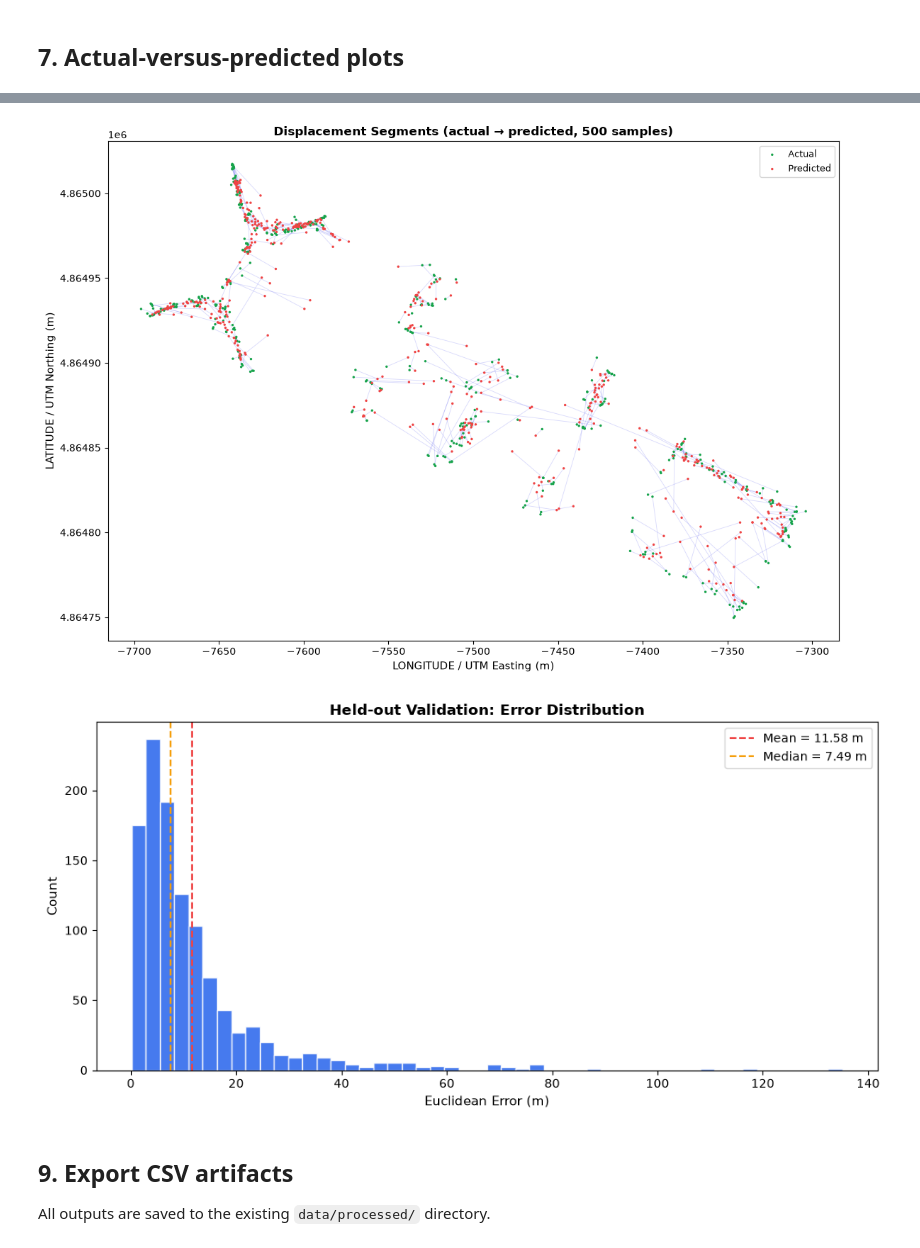
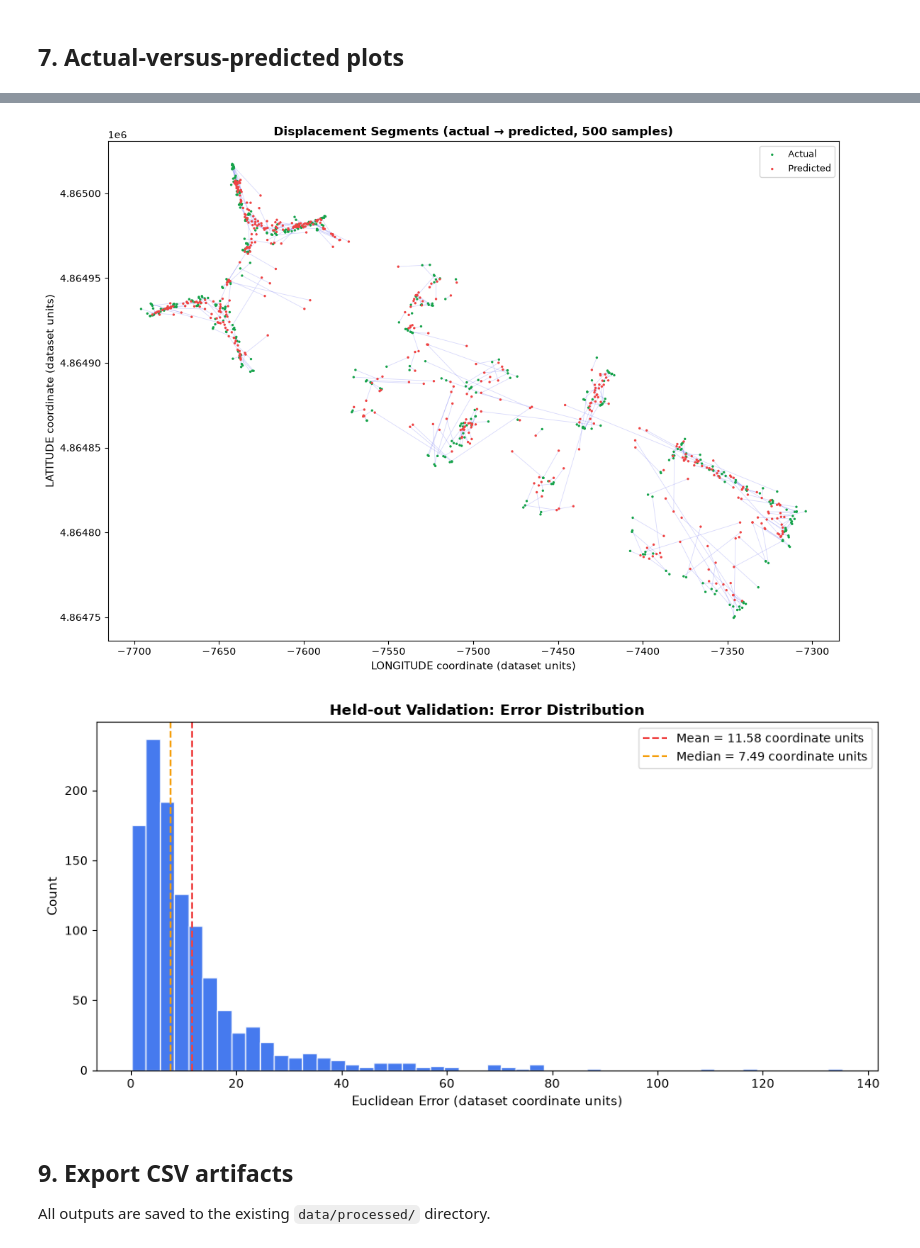
Before and after one commit to krishiv274/Signal2Space, a Jupyter notebook: Machine Learning Pipeline/ML_04_coordinate_regression.ipynb, the cells around one changed output, grey strips where cells are left out. Drawn from its saved outputs; the diff is of its cells as text; code cells hidden in the pictures.

```diff
--- a/Machine Learning Pipeline/ML_04_coordinate_regression.ipynb
+++ b/Machine Learning Pipeline/ML_04_coordinate_regression.ipynb
@@ -237,11 +222,11 @@ def compute_metrics(y_true, y_pred, target_names=TARGET_COLUMNS):
     Returns
     -------
     dict with keys:
-      - 'mae_<col>' : Mean Absolute Error for each target column (metres)
-      - 'mean_euclidean_error' : Mean of sqrt((Δlon)² + (Δlat)²)  (metres)
-      - 'median_euclidean_error' : Median Euclidean distance (metres)
-      - 'p75_euclidean_error' : 75th percentile Euclidean distance (metres)
-      - 'p95_euclidean_error' : 95th percentile Euclidean distance (metres)
+      - 'mae_<col>' : Mean Absolute Error for each target column (dataset coordinate units)
+      - 'mean_euclidean_error' : Mean of sqrt((Δlon)² + (Δlat)²)  (dataset coordinate units)
+      - 'median_euclidean_error' : Median Euclidean distance (dataset coordinate units)
+      - 'p75_euclidean_error' : 75th percentile Euclidean distance (dataset coordinate units)
+      - 'p95_euclidean_error' : 95th percentile Euclidean distance (dataset coordinate units)
     """
     result = {}
     for i, col in enumerate(target_names):
@@ -259,7 +244,7 @@ baseline_metrics = compute_metrics(y_ival, y_ival_pred_base)
 print("\nBaseline — Internal Validation Metrics")
 print("="*50)
 for k, v in baseline_metrics.items():
-    print(f"  {k:30s}: {v:10.4f} m")
+    print(f"  {k:30s}: {v:10.4f} dataset coordinate units")
 # %% [output]
 Baseline Random Forest fitted.
 
@@ -321,7 +308,7 @@ for i, params in enumerate(PARAM_GRID):
           f"depth={str(params['max_depth']):>4s}  "
           f"leaf={params['min_samples_leaf']}  "
           f"max_feat={str(params['max_features']):>4s}  "
-          f"→ mean_euclid={metrics['mean_euclidean_error']:.2f} m")
+          f"→ mean_euclid={metrics['mean_euclidean_error']:.2f} coordinate units")
 
 tuning_df = pd.DataFrame(tuning_results)
 tuning_df = tuning_df.sort_values("mean_euclidean_error").reset_index(drop=True)
@@ -545,8 +546,8 @@ ax.scatter(y_heldout[idx, 0], y_heldout[idx, 1], s=6, c="#16a34a",
 ax.scatter(y_heldout_pred[idx, 0], y_heldout_pred[idx, 1], s=6, c="#ef4444",
            label="Predicted", zorder=3, edgecolors="none")
 
-ax.set_xlabel("LONGITUDE / UTM Easting (m)", fontsize=11)
-ax.set_ylabel("LATITUDE / UTM Northing (m)", fontsize=11)
+ax.set_xlabel("LONGITUDE coordinate (dataset units)", fontsize=11)
+ax.set_ylabel("LATITUDE coordinate (dataset units)", fontsize=11)
 ax.set_title(f"Displacement Segments (actual → predicted, {n_show} samples)",
              fontsize=12, fontweight="bold")
 ax.legend(fontsize=9)
@@ -554,28 +555,28 @@ ax.set_aspect("equal", adjustable="box")
 fig.tight_layout()
 plt.show()
 # %% [output]
-[figure, old version]
+[figure, new version]
 # %%
 # ── 8c. Error distribution histogram ─────────────────────────────────
 
 fig, ax = plt.subplots(figsize=(10, 5))
 ax.hist(euclidean_errors, bins=50, color="#2563eb", edgecolor="white",
         alpha=0.85)
 ax.axvline(heldout_metrics["mean_euclidean_error"], color="#ef4444",
            linestyle="--", linewidth=1.5,
-           label=f"Mean = {heldout_metrics['mean_euclidean_error']:.2f} m")
+           label=f"Mean = {heldout_metrics['mean_euclidean_error']:.2f} coordinate units")
 ax.axvline(heldout_metrics["median_euclidean_error"], color="#f59e0b",
            linestyle="--", linewidth=1.5,
-           label=f"Median = {heldout_metrics['median_euclidean_error']:.2f} m")
-ax.set_xlabel("Euclidean Error (m)", fontsize=11)
+           label=f"Median = {heldout_metrics['median_euclidean_error']:.2f} coordinate units")
+ax.set_xlabel("Euclidean Error (dataset coordinate units)", fontsize=11)
 ax.set_ylabel("Count", fontsize=11)
 ax.set_title("Held-out Validation: Error Distribution", fontsize=12,
              fontweight="bold")
 ax.legend(fontsize=10)
 fig.tight_layout()
 plt.show()
 # %% [output]
-[figure, old version]
+[figure, new version]
 # %% [markdown]
 ## 9. Export CSV artifacts
 
```
Also changed, not shown: parts of 18 cells of this notebook, 4 other files.
